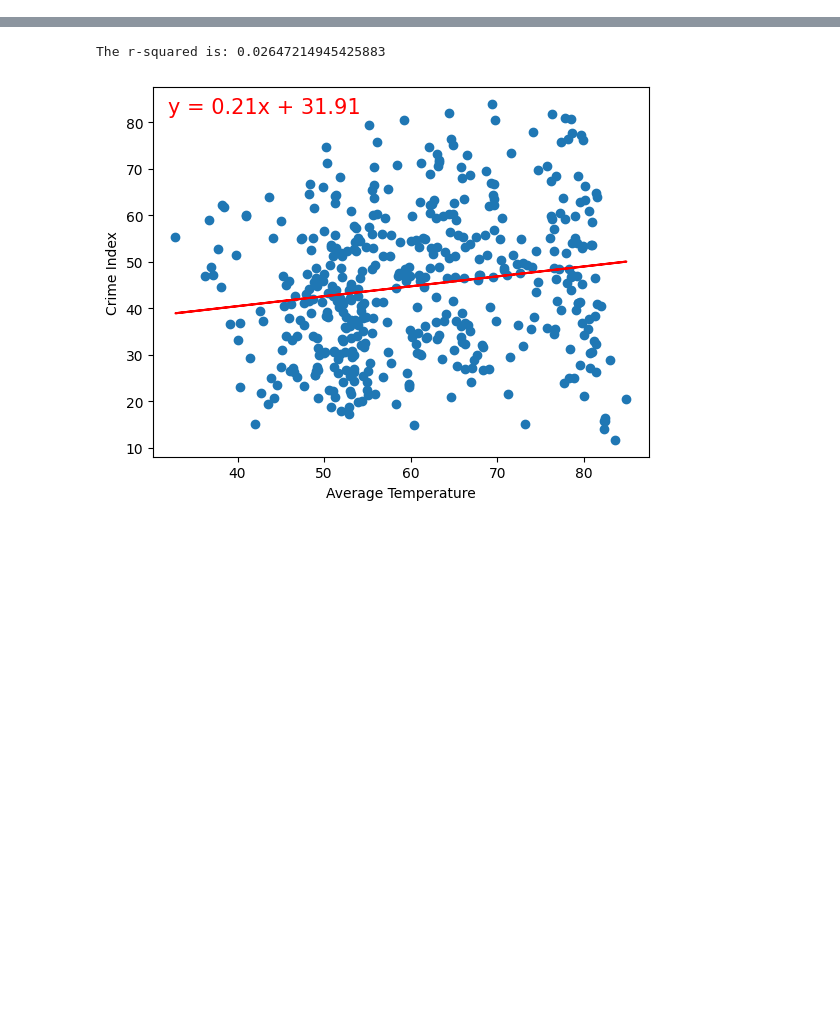
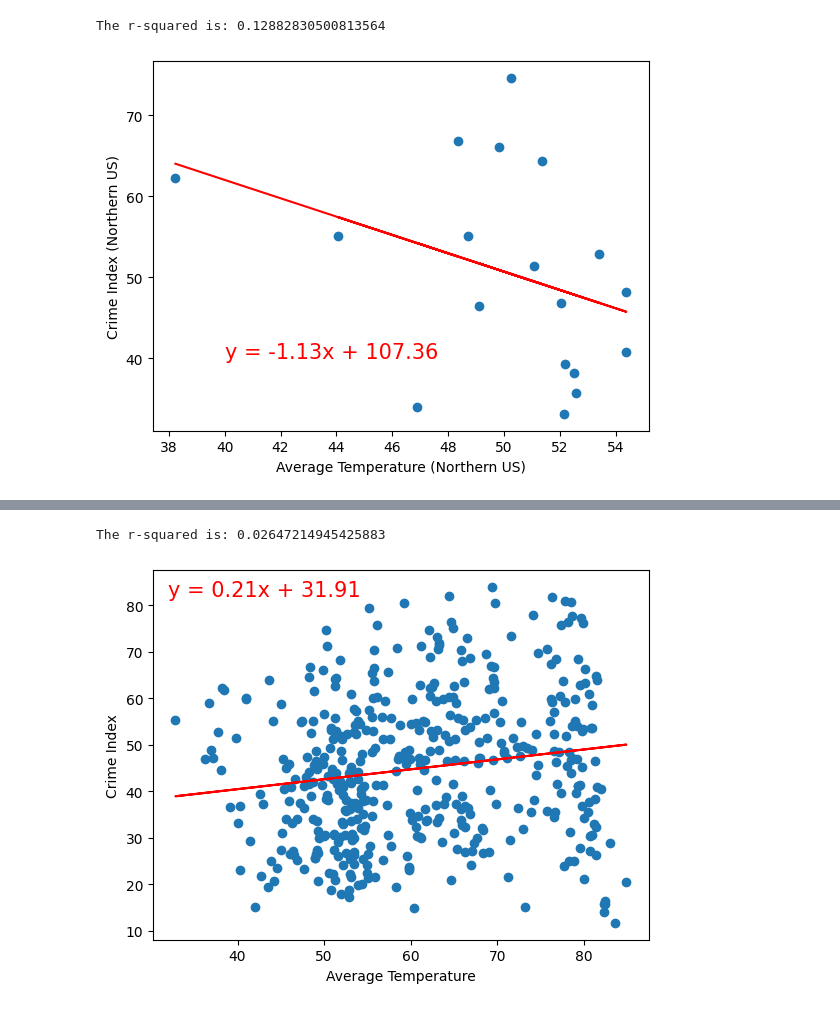
Before and after one commit to manc1n1/lets-git, a Jupyter notebook: notebooks/weather_data.ipynb, the cells around one changed output, grey strips where cells are left out. Saved outputs shown, nothing was run; the diff lists cells and outputs as text; code cells hidden in the pictures; blank space fills up the shorter version.

Commit message:
Add US data

```diff
--- a/notebooks/weather_data.ipynb
+++ b/notebooks/weather_data.ipynb
@@ -90,11 +87,15 @@ data_merge.replace(to_replace="Hong Kong S.A.R.", value="China", inplace=True)
 # %%
 data_merge.to_csv("../data/weather_data.csv", index=False)
 # %%
-bins = [0, 32, 64, 90]
-labels = ["0ºF-32ºF", "<32ºF-64ºF", "<64ºF-90ºF"]
-data_merge["avg_temp_bin"] = pd.cut(
-    data_merge["temperature_2m_mean"], bins, labels=labels
+us = data_merge.loc[data_merge["country"] == "United States"]
+
+us = pd.DataFrame(us)
+
+bins = [18, 40, 72]
+labels = ["Southern US", "Northern US"]
+us["lat_bin"] = pd.cut(
+    us["lat"], bins, labels=labels
 )
 
-data_merge["avg_temp_bin"].value_counts()
+us["lat_bin"].value_counts()
 # %% [output]
@@ -105,0 +148,16 @@ Name: count, dtype: int64
+# %%
+x_values = us["temperature_2m_mean"].loc[us["lat_bin"] == "Northern US"]
+y_values = us["crime_index"].loc[us["lat_bin"] == "Northern US"]
+(slope, intercept, rvalue, pvalue, stderr) = linregress(x_values, y_values)
+regress_values = x_values * slope + intercept
+line_eq = "y = " + str(round(slope, 2)) + "x + " + str(round(intercept, 2))
+plt.scatter(x_values, y_values)
+plt.plot(x_values, regress_values, "r-")
+plt.annotate(line_eq, (40, 40), fontsize=15, color="red")
+plt.xlabel("Average Temperature (Northern US)")
+plt.ylabel("Crime Index (Northern US)")
+print(f"The r-squared is: {rvalue**2}")
+plt.show()
+# %% [output]
+The r-squared is: 0.12882830500813564
+[figure, added]
```
Also changed, not shown: parts of 6 cells of this notebook.
